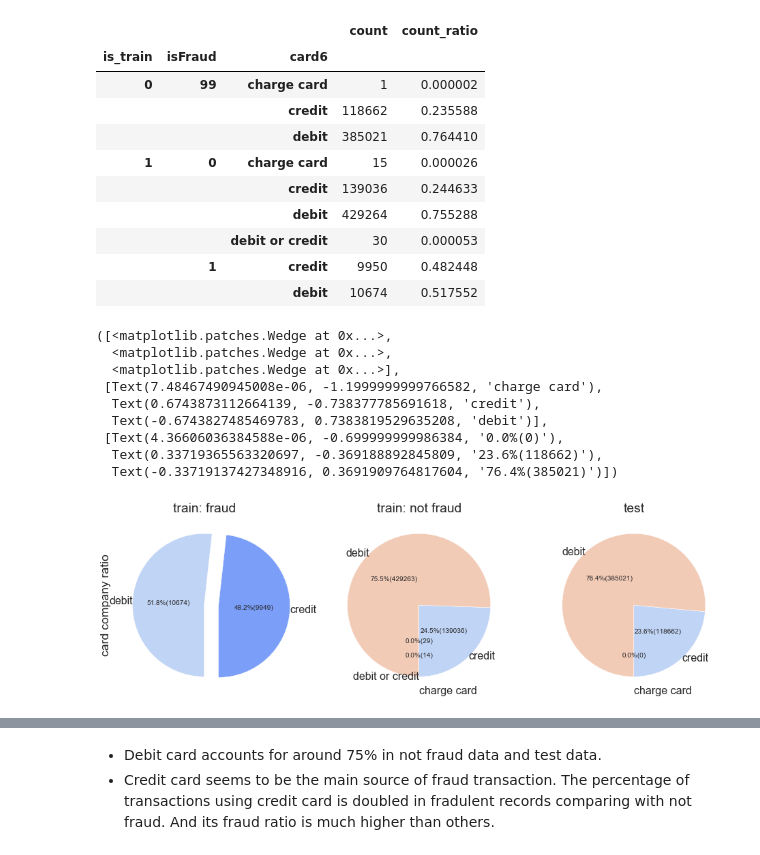
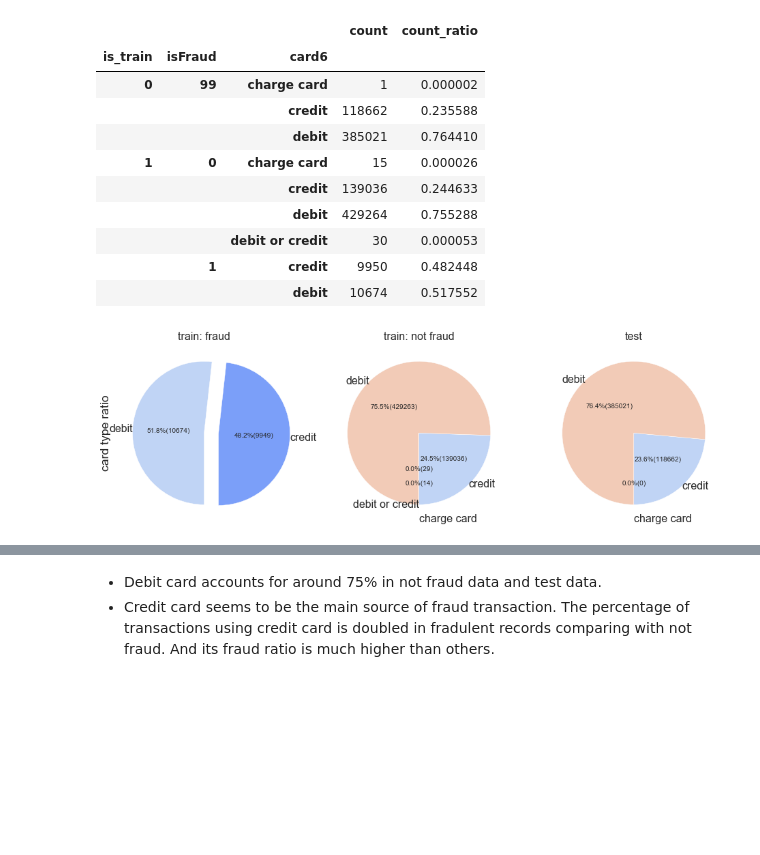
Before and after one commit to xinquan-wang/IEEE-CIS_Fraud_Detection, a Jupyter notebook: IEEE-CIS Fraud Detection.ipynb, the cells around one changed output, grey strips where cells are left out. Drawn from its saved outputs; the diff is of its cells as text; code cells hidden in the pictures; blank space fills up the shorter version.

```diff
--- a/IEEE-CIS Fraud Detection.ipynb
+++ b/IEEE-CIS Fraud Detection.ipynb
@@ -540,25 +498,6 @@ card6_cnt_test = card6_cnt[card6_cnt['is_train'] == 0]
-# %%
-plt.style.use('seaborn-poster')
-sns.set_palette('coolwarm')
-sns.set_style('white')
-pie_fig, ax = plt.subplots(1, 3, figsize=(16,9))
-ax[0].title.set_text('train: fraud')
-ax[0].set(ylabel='card company ratio')
-pie_param(ax[0], card6_cnt_train_fraud, 'card6', "coolwarm")
-ax[1].title.set_text('train: not fraud')
-pie_param(ax[1], card6_cnt_train_not_fraud, 'card6', "coolwarm")
-ax[2].title.set_text('test')
-pie_param(ax[2], card6_cnt_test, 'card6', "coolwarm")
-# %% [output]
-([<matplotlib.patches.Wedge at 0x...>,
-  <matplotlib.patches.Wedge at 0x...>,
-  <matplotlib.patches.Wedge at 0x...>],
- [Text(7.48467490945008e-06, -1.1999999999766582, 'charge card'),
-  Text(0.6743873112664139, -0.738377785691618, 'credit'),
-  Text(-0.6743827485469783, 0.7383819529635208, 'debit')],
- [Text(4.36606036384588e-06, -0.699999999986384, '0.0%(0)'),
-  Text(0.33719365563320697, -0.369188892845809, '23.6%(118662)'),
-  Text(-0.33719137427348916, 0.3691909764817604, '76.4%(385021)')])
-[figure, removed]
+# %%
+pie_chart('card6', 'card type')
+# %% [output]
+[figure, added]
 # %%
 import matplotlib.image as mpimg
```
Also changed, not shown: parts of 27 cells of this notebook, 3 other files.
